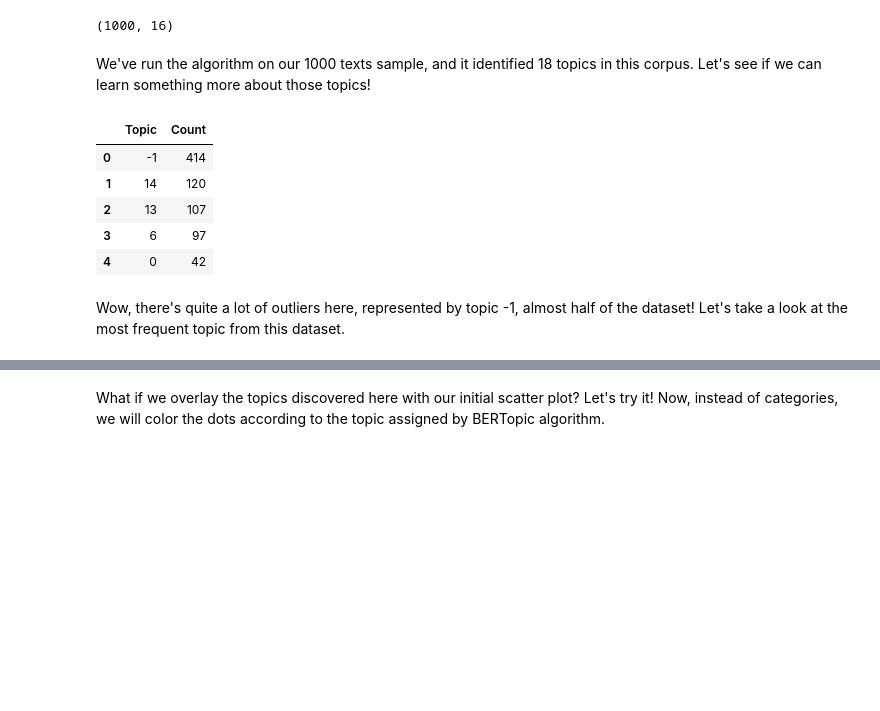
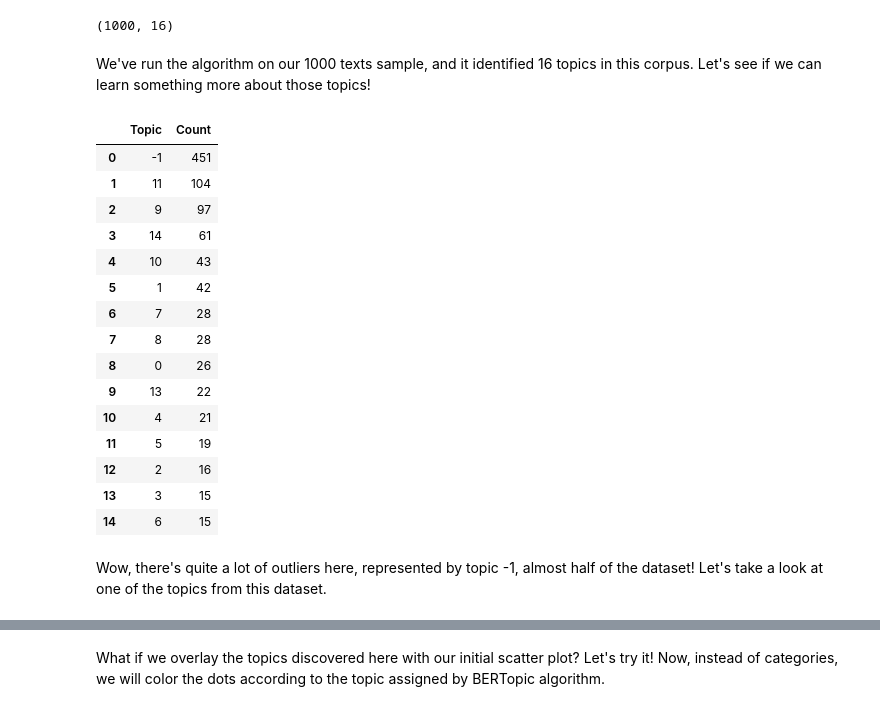
Before and after one commit to kldarek/skok, a Jupyter notebook: _notebooks/2021-05-27-Topic-Models-Introduction.ipynb, the cells around one changed output, grey strips where cells are left out. Cells and saved outputs as stored; diff of their text form; code cells hidden in the pictures; blank space fills up the shorter version.

Commit message:
topic models article change

```diff
--- a/_notebooks/2021-05-27-Topic-Models-Introduction.ipynb
+++ b/_notebooks/2021-05-27-Topic-Models-Introduction.ipynb
@@ -166,18 +151,28 @@ len(topics), len(set(topics))
 # %% [output]
 (1000, 16)
 # %% [markdown]
-We've run the algorithm on our 1000 texts sample, and it identified 18 topics in this corpus. Let's see if we can learn something more about those topics!
+We've run the algorithm on our 1000 texts sample, and it identified 16 topics in this corpus. Let's see if we can learn something more about those topics!
 # %%
-model.get_topic_freq().head(5)
+model.get_topic_freq().head(15)
 # %% [output]
 |  | Topic | Count |
-| 0 | -1 | 414 |
-| 1 | 14 | 120 |
-| 2 | 13 | 107 |
-| 3 | 6 | 97 |
-| 4 | 0 | 42 |
+| 0 | -1 | 451 |
+| 1 | 11 | 104 |
+| 2 | 9 | 97 |
+| 3 | 14 | 61 |
+| 4 | 10 | 43 |
+| 5 | 1 | 42 |
+| 6 | 7 | 28 |
+| 7 | 8 | 28 |
+| 8 | 0 | 26 |
+| 9 | 13 | 22 |
+| 10 | 4 | 21 |
+| 11 | 5 | 19 |
+| 12 | 2 | 16 |
+| 13 | 3 | 15 |
+| 14 | 6 | 15 |
 # %% [markdown]
-Wow, there's quite a lot of outliers here, represented by topic -1, almost half of the dataset! Let's take a look at the most frequent topic from this dataset.
+Wow, there's quite a lot of outliers here, represented by topic -1, almost half of the dataset! Let's take a look at one of the topics from this dataset.
 # %%
 model.get_topic(1)
 # %% [output]
```
Also changed, not shown: parts of 19 cells of this notebook.
